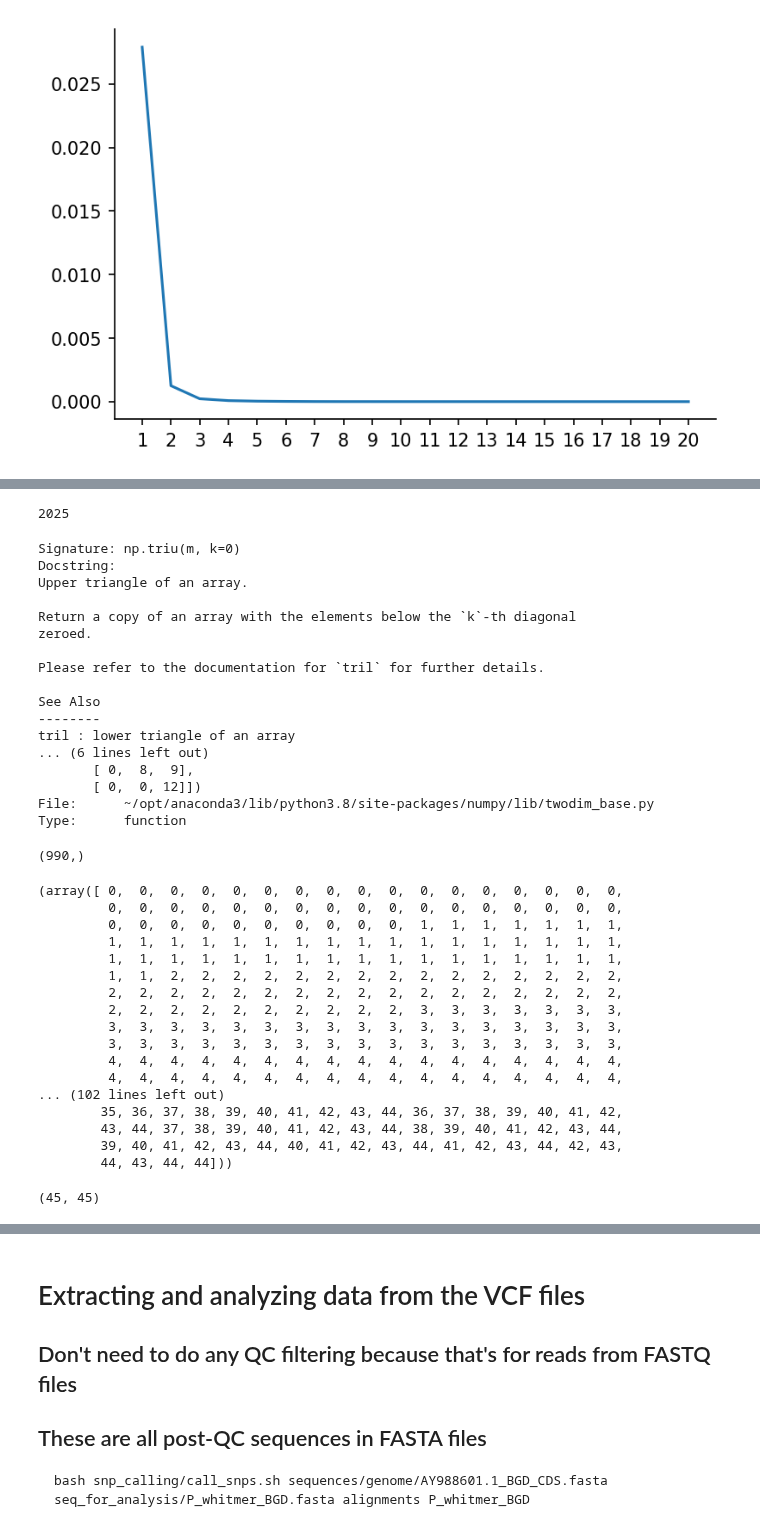
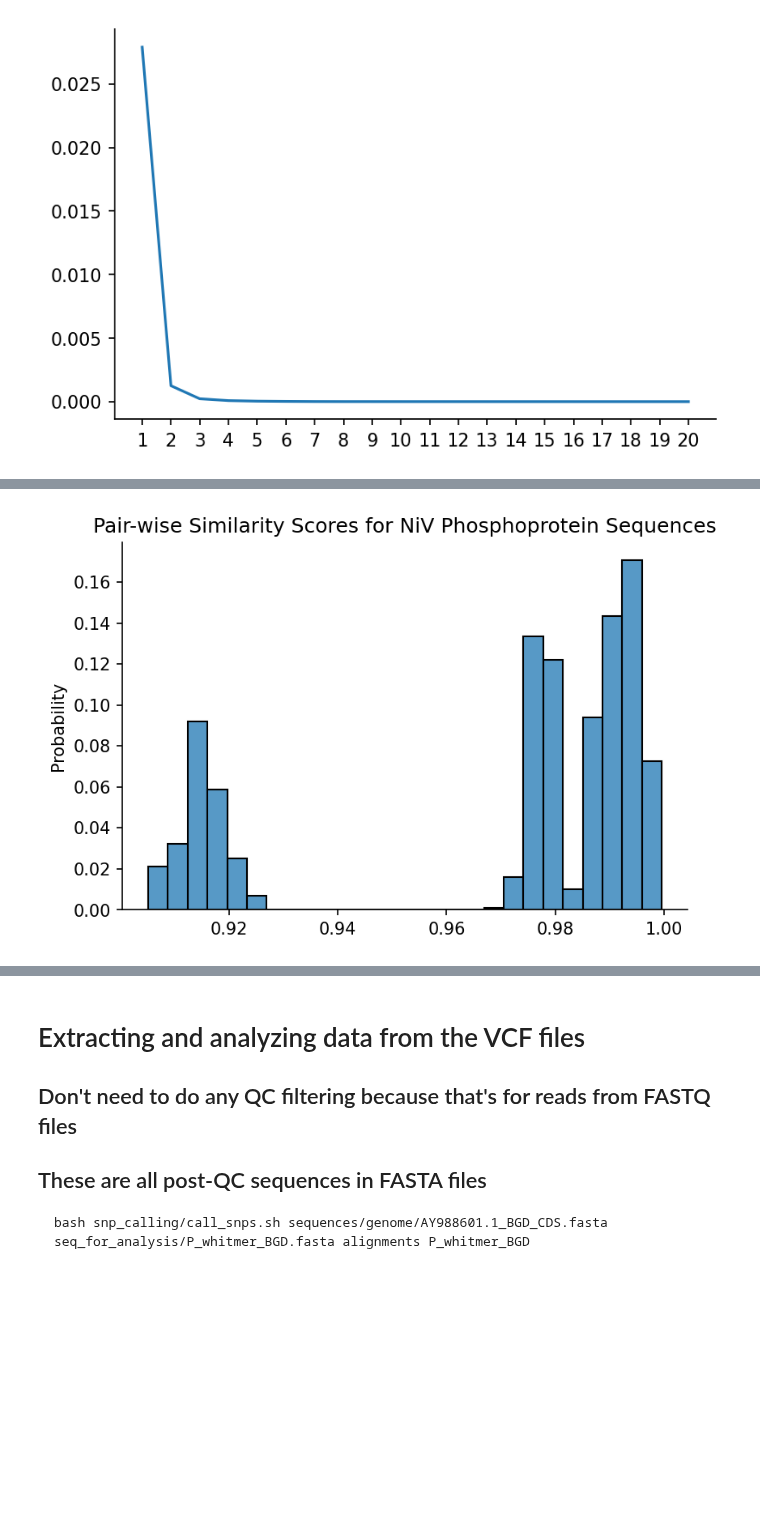
Before and after one commit to sanju99/niv_evo, a Jupyter notebook: clade_differences.ipynb, the cells around one changed output, grey strips where cells are left out. Drawn from its saved outputs; the diff is of its cells as text; code cells hidden in the pictures; blank space fills up the shorter version.

```diff
--- a/clade_differences.ipynb
+++ b/clade_differences.ipynb
@@ -112,52 +86,11 @@ array([[1.        , 0.99953052, 0.99765258, ..., 0.91596244, 0.91455399,
-# %%
-45*45
-# %% [output]
-2025
-# %%
-np.triu?
-# %% [output]
-Signature: np.triu(m, k=0)
-Docstring:
-Upper triangle of an array.
-
-Return a copy of an array with the elements below the `k`-th diagonal
-zeroed.
-
-Please refer to the documentation for `tril` for further details.
-
-See Also
---------
-tril : lower triangle of an array
-... (6 lines left out)
-       [ 0,  8,  9],
-       [ 0,  0, 12]])
-File:      ~/opt/anaconda3/lib/python3.8/site-packages/numpy/lib/twodim_base.py
-Type:      function
 # %%
-similarity_mat[np.triu_indices(similarity_mat.shape[0], k=1)].shape
+# flattened array of the upper triangular values, excluding the diagonal (which are all 1s)
+# if you change k to 0, the 1s come back, so k=1 is correct.
+unique_dist = similarity_mat[np.triu_indices(similarity_mat.shape[0], k=1)]
-# %% [output]
-(990,)
 # %%
-np.triu_indices(similarity_mat.shape[0], k=1)[0], np.triu_indices(similarity_mat.shape[0], k=1)[1]
+sns.histplot(unique_dist, stat="probability")
+sns.despine()
+plt.title("Pair-wise Similarity Scores for NiV Phosphoprotein Sequences")
+plt.show()
 # %% [output]
-(array([ 0,  0,  0,  0,  0,  0,  0,  0,  0,  0,  0,  0,  0,  0,  0,  0,  0,
-         0,  0,  0,  0,  0,  0,  0,  0,  0,  0,  0,  0,  0,  0,  0,  0,  0,
-         0,  0,  0,  0,  0,  0,  0,  0,  0,  0,  1,  1,  1,  1,  1,  1,  1,
-         1,  1,  1,  1,  1,  1,  1,  1,  1,  1,  1,  1,  1,  1,  1,  1,  1,
-         1,  1,  1,  1,  1,  1,  1,  1,  1,  1,  1,  1,  1,  1,  1,  1,  1,
-         1,  1,  2,  2,  2,  2,  2,  2,  2,  2,  2,  2,  2,  2,  2,  2,  2,
-         2,  2,  2,  2,  2,  2,  2,  2,  2,  2,  2,  2,  2,  2,  2,  2,  2,
-         2,  2,  2,  2,  2,  2,  2,  2,  2,  2,  3,  3,  3,  3,  3,  3,  3,
-         3,  3,  3,  3,  3,  3,  3,  3,  3,  3,  3,  3,  3,  3,  3,  3,  3,
-         3,  3,  3,  3,  3,  3,  3,  3,  3,  3,  3,  3,  3,  3,  3,  3,  3,
-         4,  4,  4,  4,  4,  4,  4,  4,  4,  4,  4,  4,  4,  4,  4,  4,  4,
-         4,  4,  4,  4,  4,  4,  4,  4,  4,  4,  4,  4,  4,  4,  4,  4,  4,
-... (102 lines left out)
-        35, 36, 37, 38, 39, 40, 41, 42, 43, 44, 36, 37, 38, 39, 40, 41, 42,
-        43, 44, 37, 38, 39, 40, 41, 42, 43, 44, 38, 39, 40, 41, 42, 43, 44,
-        39, 40, 41, 42, 43, 44, 40, 41, 42, 43, 44, 41, 42, 43, 44, 42, 43,
-        44, 43, 44, 44]))
+[figure, added]
-# %%
-similarity_mat.shape
-# %% [output]
-(45, 45)
```
Also changed, not shown: parts of 14 cells of this notebook, 2 other files.
